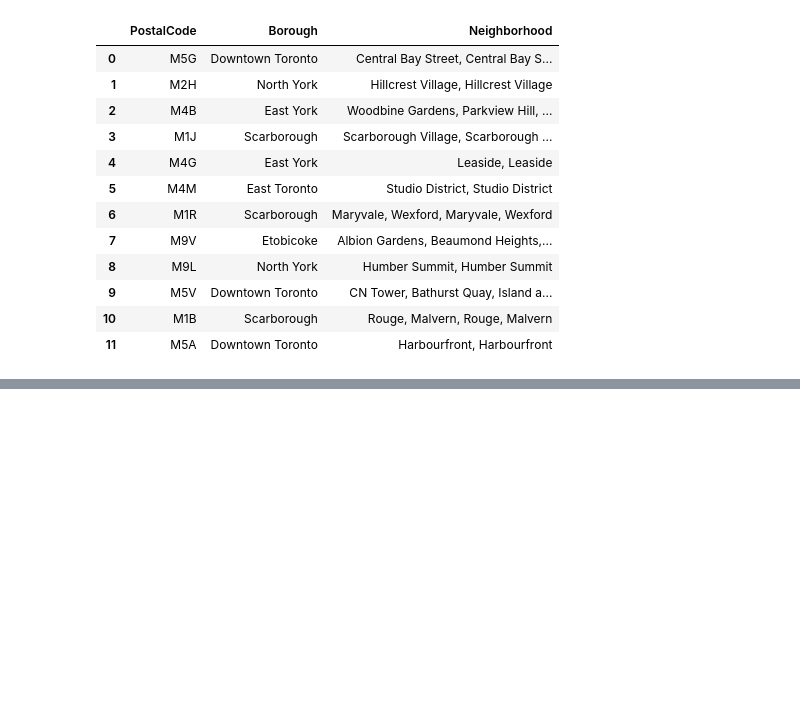
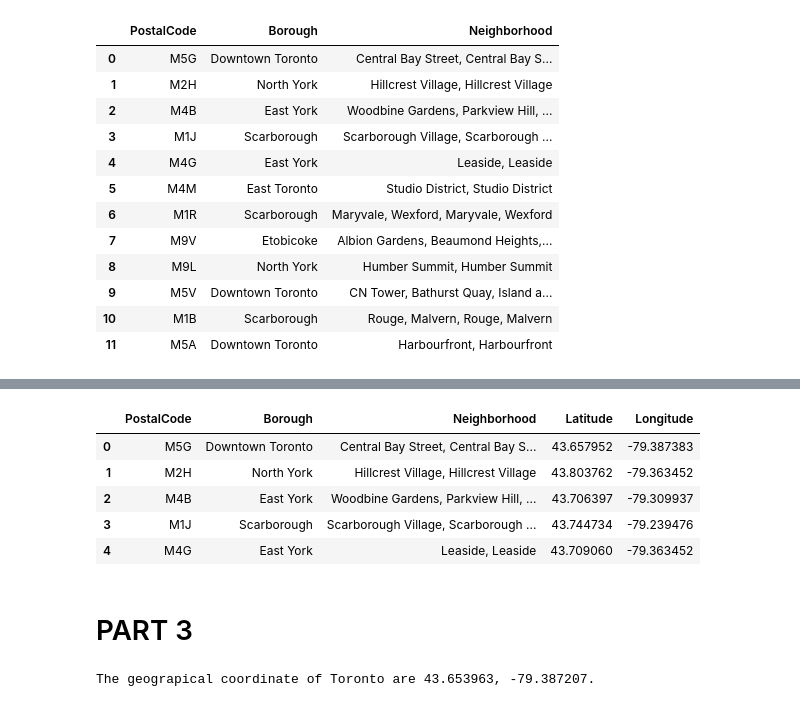
Before and after one commit to jlw0204/coursera_capstone, a Jupyter notebook: Clustering.ipynb, the cells around one changed output, grey strips where cells are left out. Saved outputs shown, nothing was run; the diff lists cells and outputs as text; code cells hidden in the pictures; blank space fills up the shorter version.

```diff
--- a/Clustering.ipynb
+++ b/Clustering.ipynb
@@ -199,0 +204,4 @@ test_df
+# %%
+url = "http://cocl.us/Geospatial_data"
+df7 = pd.read_csv(url)
+df7.head()
@@ -199,0 +215,3 @@ test_df
+# %%
+df7.rename(columns={'Postal Code': 'PostalCode'}, inplace=True)
+df7.head()
@@ -199,0 +225,23 @@ test_df
+# %%
+df8 = pd.merge(test_df, df7, on='PostalCode')
+df8.head()
+# %% [output]
+|  | PostalCode | Borough | Neighborhood | Latitude | Longitude |
+| 0 | M5G | Downtown Toronto | Central Bay Street, Central Bay S... | 43.657952 | -79.387383 |
+| 1 | M2H | North York | Hillcrest Village, Hillcrest Village | 43.803762 | -79.363452 |
+| 2 | M4B | East York | Woodbine Gardens, Parkview Hill, ... | 43.706397 | -79.309937 |
+| 3 | M1J | Scarborough | Scarborough Village, Scarborough ... | 43.744734 | -79.239476 |
+| 4 | M4G | East York | Leaside, Leaside | 43.709060 | -79.363452 |
+# %% [markdown]
+# PART 3
+# %%
+
+address = 'Toronto'
+
+geolocator = Nominatim(user_agent="my-application")
+location = geolocator.geocode(address)
+latitude = location.latitude
+longitude = location.longitude
+print('The geograpical coordinate of Toronto are {}, {}.'.format(latitude, longitude))
+# %% [output]
+The geograpical coordinate of Toronto are 43.653963, -79.387207.
```
Also changed, not shown: parts of 5 cells of this notebook.
